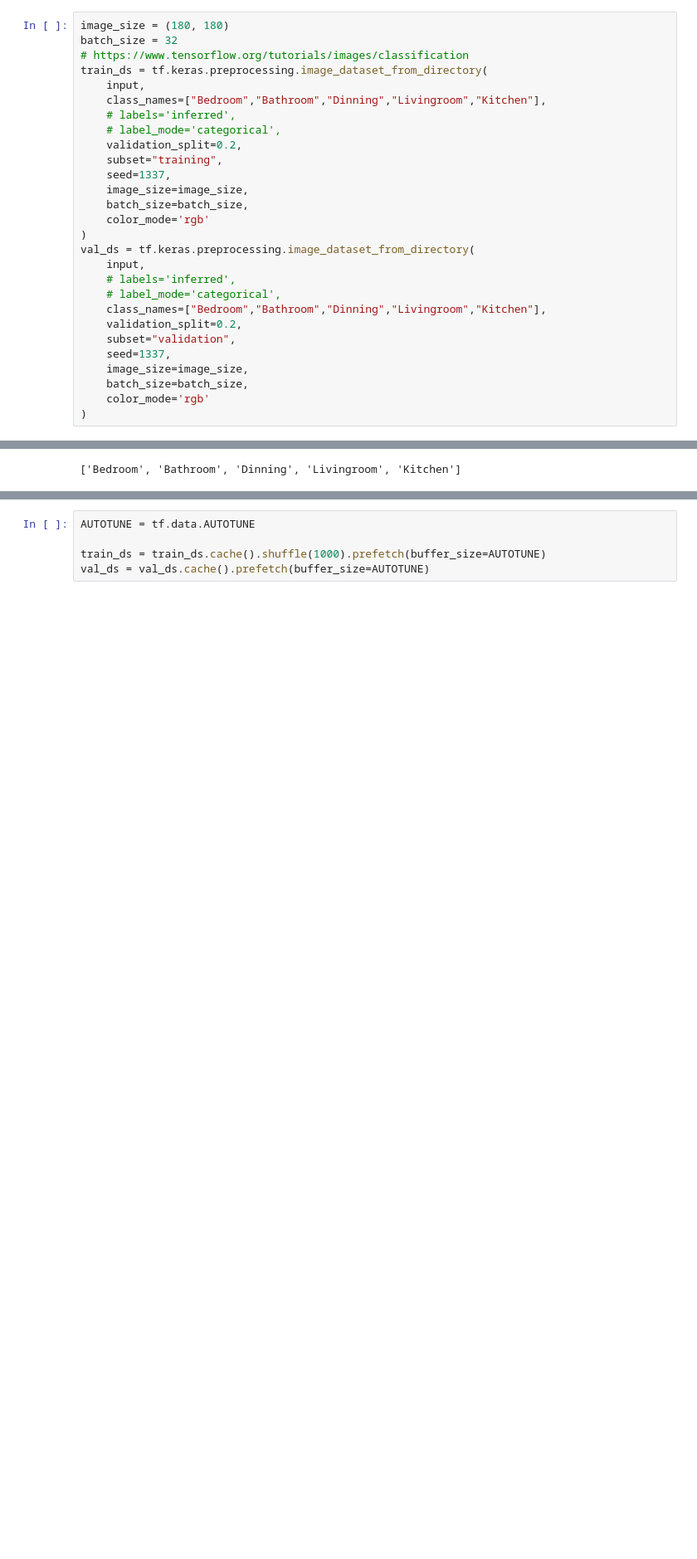
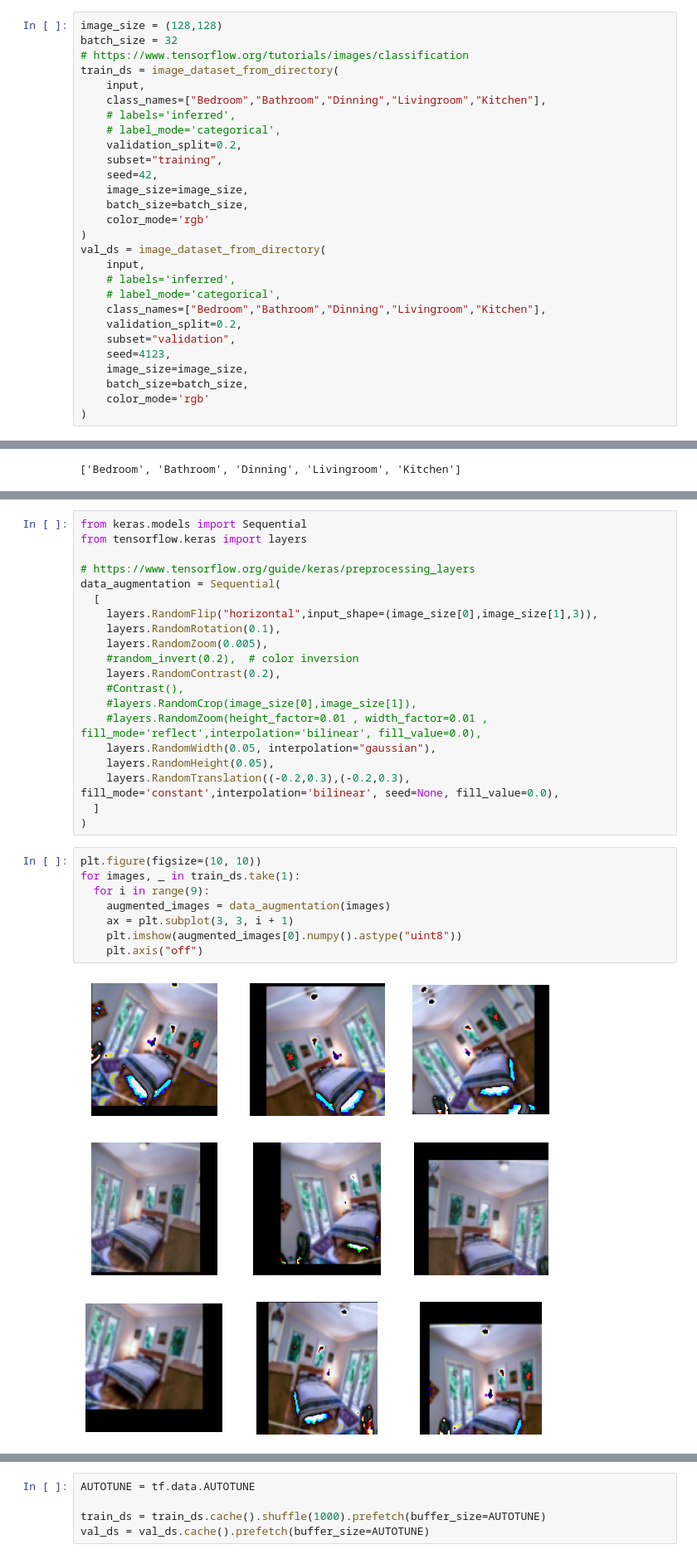
Before and after one commit to albertovpd/viu_tfm-deep_vision_classification, a Jupyter notebook: src/TFM_real_state_data_augmentation.ipynb, the cells around one changed output, grey strips where cells are left out. Shown at 83% size. Cells and saved outputs as stored; diff of their text form; blank space fills up the shorter version.

```diff
--- a/src/TFM_real_state_data_augmentation.ipynb
+++ b/src/TFM_real_state_data_augmentation.ipynb
@@ -93,29 +93,29 @@ from datetime import datetime
 (instead of pickling them)
 https://keras.io/examples/vision/image_classification_from_scratch/
 # %%
-image_size = (180, 180)
+image_size = (128,128)
 batch_size = 32
 # https://www.tensorflow.org/tutorials/images/classification
-train_ds = tf.keras.preprocessing.image_dataset_from_directory(
+train_ds = image_dataset_from_directory(
     input,
     class_names=["Bedroom","Bathroom","Dinning","Livingroom","Kitchen"],
     # labels='inferred',
     # label_mode='categorical',
     validation_split=0.2,
     subset="training",
-    seed=1337,
+    seed=42,
     image_size=image_size,
     batch_size=batch_size,
     color_mode='rgb'
 )
-val_ds = tf.keras.preprocessing.image_dataset_from_directory(
+val_ds = image_dataset_from_directory(
     input,
     # labels='inferred',
     # label_mode='categorical',
     class_names=["Bedroom","Bathroom","Dinning","Livingroom","Kitchen"],
     validation_split=0.2,
     subset="validation",
-    seed=1337,
+    seed=4123,
     image_size=image_size,
     batch_size=batch_size,
     color_mode='rgb'
@@ -132,0 +137,30 @@ class_names
+# %%
+from keras.models import Sequential
+from tensorflow.keras import layers
+
+# https://www.tensorflow.org/guide/keras/preprocessing_layers
+data_augmentation = Sequential(
+  [
+    layers.RandomFlip("horizontal",input_shape=(image_size[0],image_size[1],3)),
+    layers.RandomRotation(0.1),
+    layers.RandomZoom(0.005),
+    #random_invert(0.2),  # color inversion
+    layers.RandomContrast(0.2),
+    #Contrast(),
+    #layers.RandomCrop(image_size[0],image_size[1]),
+    #layers.RandomZoom(height_factor=0.01 , width_factor=0.01 , fill_mode='reflect',interpolation='bilinear', fill_value=0.0),
+    layers.RandomWidth(0.05, interpolation="gaussian"),
+    layers.RandomHeight(0.05),
+    layers.RandomTranslation((-0.2,0.3),(-0.2,0.3), fill_mode='constant',interpolation='bilinear', seed=None, fill_value=0.0),
+  ]
+)
+# %%
+plt.figure(figsize=(10, 10))
+for images, _ in train_ds.take(1):
+  for i in range(9):
+    augmented_images = data_augmentation(images)
+    ax = plt.subplot(3, 3, i + 1)
+    plt.imshow(augmented_images[0].numpy().astype("uint8"))
+    plt.axis("off")
+# %% [output]
+[figure, added]
```
Also changed, not shown: parts of 25 cells of this notebook.
